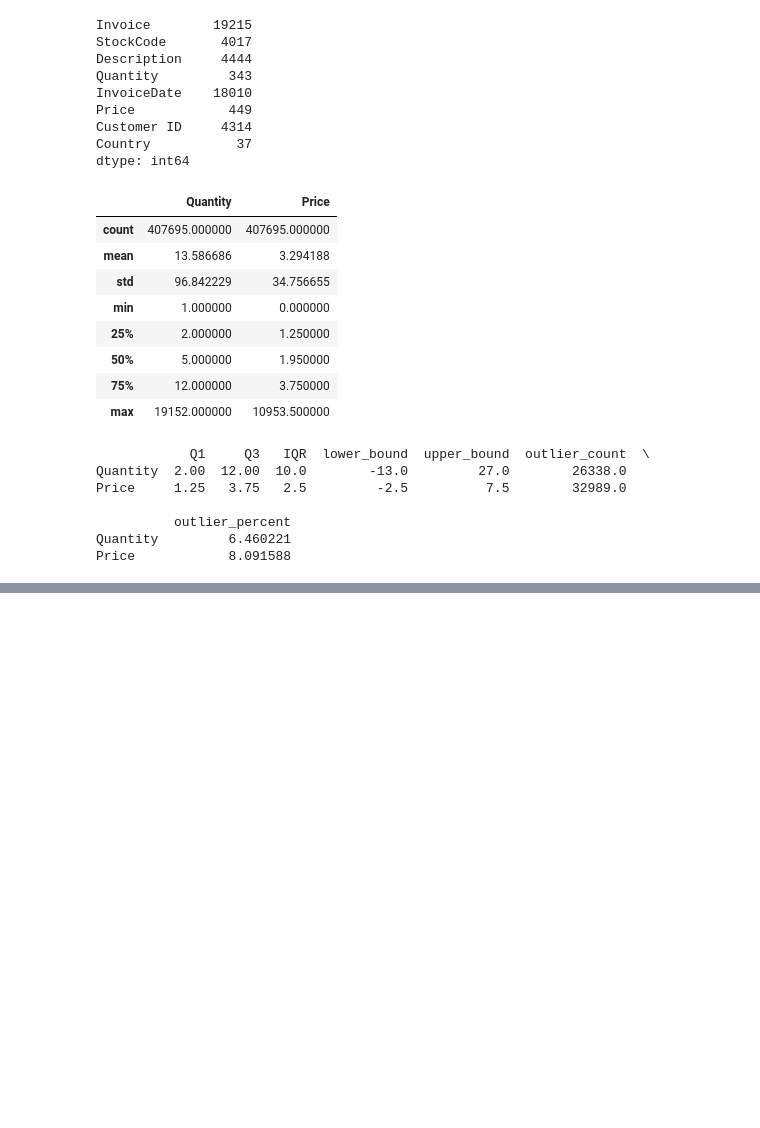
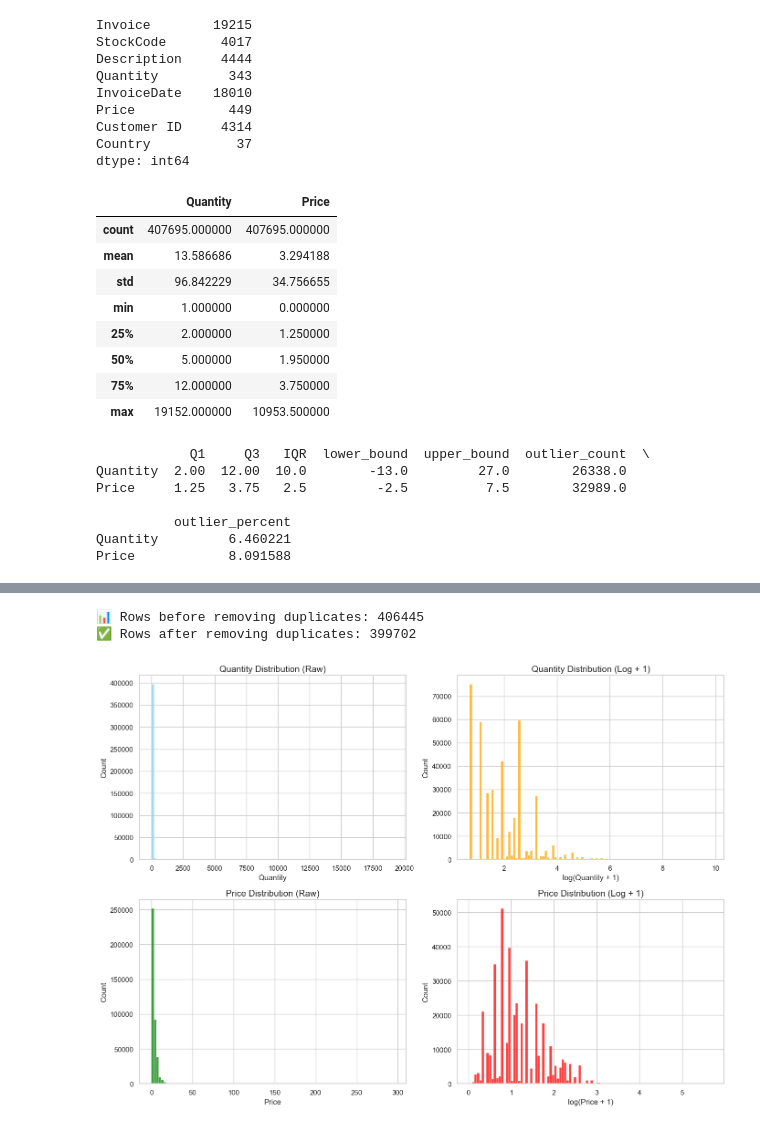
Before and after one commit to Alirezaab78/Online_Retail_II, a Jupyter notebook: main.ipynb, the cells around one changed output, grey strips where cells are left out. Cells and saved outputs as stored; diff of their text form; code cells hidden in the pictures; blank space fills up the shorter version.

```diff
--- a/main.ipynb
+++ b/main.ipynb
@@ -245,0 +277,3 @@ print(stats_df)
+# %%
+df = df.loc[~mask_letters_only].copy()
+print(f"Rows after removing letters-only codes: {df.shape[0]}")
@@ -245,0 +298,3 @@ print(stats_df)
+# %%
+df = df.loc[~mask_three_letters].copy()
+print(f"Rows after removing 3+ letter codes: {df.shape[0]}")
@@ -245,0 +322,55 @@ print(stats_df)
+# %%
+# تعداد رکوردها قبل از حذف تکراری‌ها
+print(f"📊 Rows before removing duplicates: {df.shape[0]}")
+
+# حذف سطرهای تکراری بر اساس همه ستون‌ها
+df = df.drop_duplicates()
+
+# تعداد رکوردها بعد از حذف
+print(f"✅ Rows after removing duplicates: {df.shape[0]}")
+# %% [output]
+📊 Rows before removing duplicates: 406445
+✅ Rows after removing duplicates: 399702
+# %%
+import matplotlib.pyplot as plt
+import seaborn as sns
+import numpy as np
+
+# تنظیم سبک گراف‌ها
+sns.set(style="whitegrid")
+
+# شکل کلی و اندازه
+fig, axes = plt.subplots(2, 2, figsize=(14, 10))
+
+# -----------------------------
+# Histogram for Quantity (raw)
+sns.histplot(df["Quantity"], bins=100, kde=False, ax=axes[0, 0], color="skyblue")
+axes[0, 0].set_title("Quantity Distribution (Raw)", fontsize=14)
+axes[0, 0].set_xlabel("Quantity")
+axes[0, 0].set_ylabel("Count")
+
+# Histogram for Quantity (log-transformed, positive only)
+sns.histplot(np.log1p(df.loc[df["Quantity"] > 0, "Quantity"]),
+             bins=100, kde=False, ax=axes[0, 1], color="orange")
+axes[0, 1].set_title("Quantity Distribution (Log + 1)", fontsize=14)
+axes[0, 1].set_xlabel("log(Quantity + 1)")
+axes[0, 1].set_ylabel("Count")
+
+# -----------------------------
+# Histogram for Price (raw)
+sns.histplot(df["Price"], bins=100, kde=False, ax=axes[1, 0], color="green")
+axes[1, 0].set_title("Price Distribution (Raw)", fontsize=14)
+axes[1, 0].set_xlabel("Price")
+axes[1, 0].set_ylabel("Count")
+
+# Histogram for Price (log-transformed, positive only)
+sns.histplot(np.log1p(df.loc[df["Price"] > 0, "Price"]),
+             bins=100, kde=False, ax=axes[1, 1], color="red")
+axes[1, 1].set_title("Price Distribution (Log + 1)", fontsize=14)
+axes[1, 1].set_xlabel("log(Price + 1)")
+axes[1, 1].set_ylabel("Count")
+
+plt.tight_layout()
+plt.show()
+# %% [output]
+[figure, added]
```
Also changed, not shown: parts of 11 cells of this notebook.
